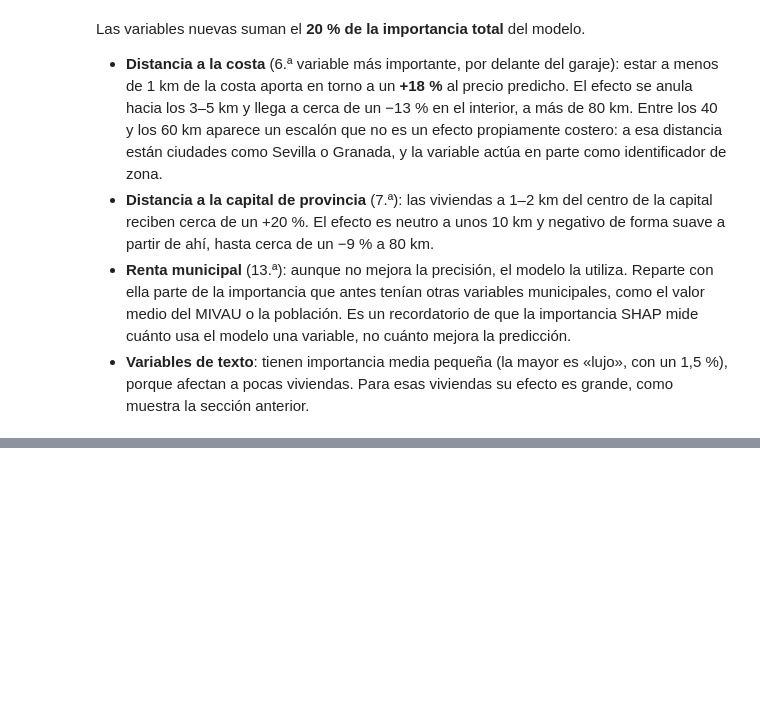
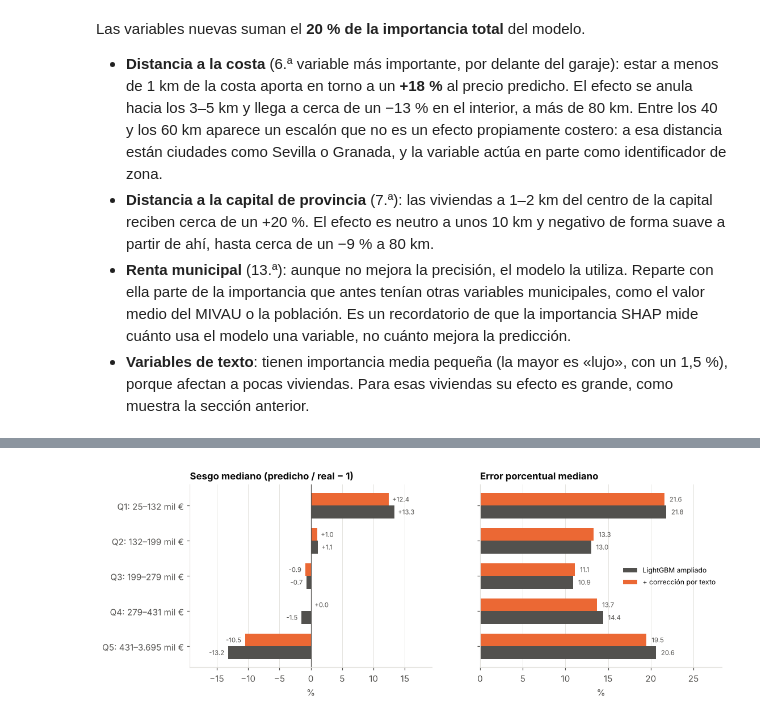
Before and after one commit to MarioArocaPaez/tfm-vivienda-andalucia, a Jupyter notebook: notebooks/03_mejora_variables.ipynb, the cells around one changed output, grey strips where cells are left out. Cells and saved outputs as stored; diff of their text form; code cells hidden in the pictures; blank space fills up the shorter version.

```diff
--- a/notebooks/03_mejora_variables.ipynb
+++ b/notebooks/03_mejora_variables.ipynb
@@ -460,0 +511,10 @@ Las variables nuevas suman el **20 % de la importancia total** del modelo.
+# %%
+pc = pd.read_csv(RES_AMP / "predicciones_correccion_texto.csv", dtype={"id_anuncio": str})
+assert (pc["id_anuncio"].values == pa["id_anuncio"].values).all()
+pt2 = pa[["tramo_precio"]].copy()
+for k in ("lightgbm", "correccion_texto"):
+    pt2[k] = pc[f"pred_{k}"] / pc["precio_eur"] - 1
+q = pd.concat({"sesgo_pct": pt2.groupby("tramo_precio", observed=True)[["lightgbm", "correccion_texto"]].median() * 100,
+               "MdAPE_pct": pt2.groupby("tramo_precio", observed=True)[["lightgbm", "correccion_texto"]]
+                                 .agg(lambda s: s.abs().median()) * 100}, axis=1).round(1)
+q
@@ -460,0 +530,19 @@ Las variables nuevas suman el **20 % de la importancia total** del modelo.
+# %%
+fig, ax = plt.subplots(1, 2, figsize=(11, 3.8), sharey=True)
+y = np.arange(len(q)); h = 0.36
+for eje, col, titulo in [(ax[0], "sesgo_pct", "Sesgo mediano (predicho / real − 1)"),
+                         (ax[1], "MdAPE_pct", "Error porcentual mediano")]:
+    for desp, (g, color, et) in zip((h / 2, -h / 2), [("lightgbm", TINTA_2, "LightGBM ampliado"),
+                                                       ("correccion_texto", NARANJA, "+ corrección por texto")]):
+        v = q[(col, g)]
+        eje.barh(y + desp, v, height=h, color=color, label=et)
+        for yi, vi in zip(y + desp, v):
+            eje.text(vi + (0.6 if vi >= 0 else -0.6), yi, f"{vi:+.1f}" if col == "sesgo_pct" else f"{vi:.1f}",
+                     va="center", ha="left" if vi >= 0 else "right", fontsize=7.5, color=TINTA_2)
+    eje.axvline(0, color=TINTA_2, linewidth=0.8); eje.set(title=titulo, xlabel="%"); eje.grid(axis="y", visible=False)
+lim = q["sesgo_pct"].abs().max().max() * 1.45
+ax[0].set_xlim(-lim, lim); ax[1].set_xlim(0, q["MdAPE_pct"].max().max() * 1.3)
+ax[0].set_yticks(y, q.index); ax[0].invert_yaxis(); ax[1].legend(loc="center right", fontsize=8)
+guardar(fig, "09_extremos_correccion_texto")
+# %% [output]
+[figure, added]
```
Also changed, not shown: parts of 9 cells of this notebook, 7 other files.
